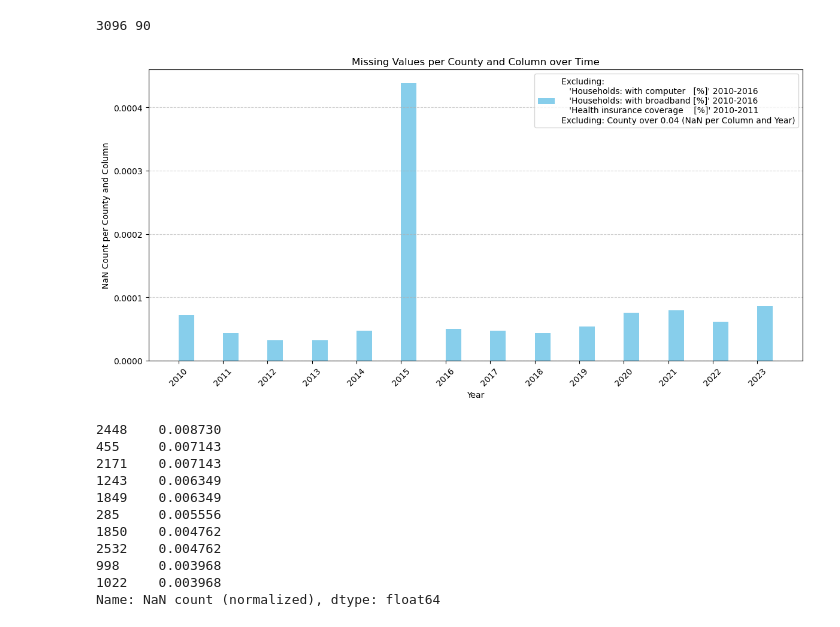
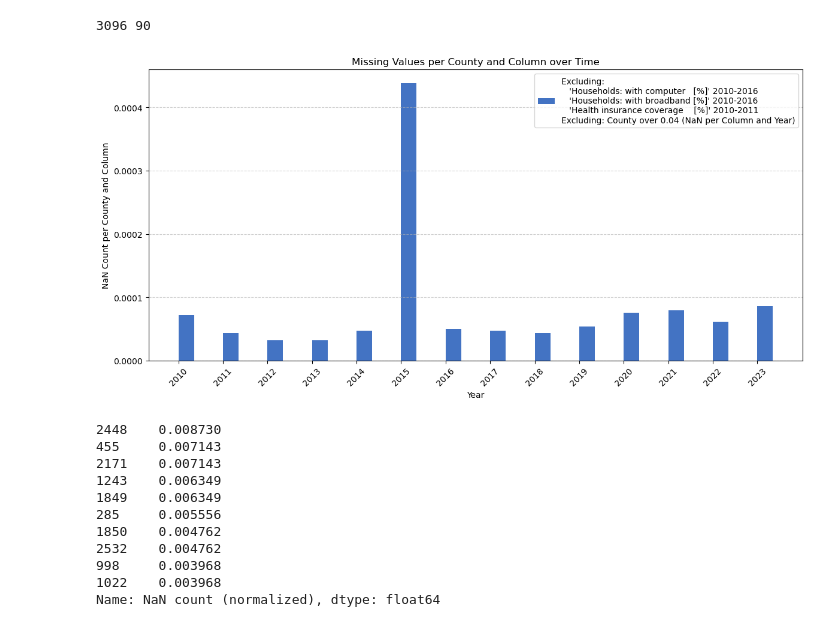
Before and after one commit to simon-0006/Data-Science-GESS---Group-Project, a Jupyter notebook: US_0/Analyse/Code/data_quality.ipynb, the cells around one changed output. Cells and saved outputs as stored; diff of their text form; code cells hidden in the pictures.

```diff
--- a/US_0/Analyse/Code/data_quality.ipynb
+++ b/US_0/Analyse/Code/data_quality.ipynb
@@ -46,20 +46,20 @@ label = "Excluding: " \
 # %%
 x = np.arange(len(years))
 width = 0.35
 
 plt.figure(figsize=(12, 6))
-plt.bar(x + width/2, np.array(nan) / n_common_ids / n_features_read, width, label=label, color='skyblue')
+plt.bar(x + width/2, np.array(nan) / n_common_ids / n_features_read, width, label=label, color='#4373c3')
 
 plt.xlabel("Year")
 plt.ylabel("NaN Count per County and Column")
 plt.title("Missing Values per County and Column over Time")
 plt.xticks(x, years, rotation=45)
 plt.legend()
 plt.tight_layout()
 plt.grid(True, axis='y', linestyle='--', alpha=0.6)
 plt.show()
 # %% [output]
-[figure, old version]
+[figure, new version]
 # %%
 gdf = gpd.read_file("../../Data/Shapefiles/tl_2023_us_county.shp")
 gdf = gdf.merge(nan_df, on="GEOIDFQ", how="inner")
```
Also changed, not shown: 9 other files.
